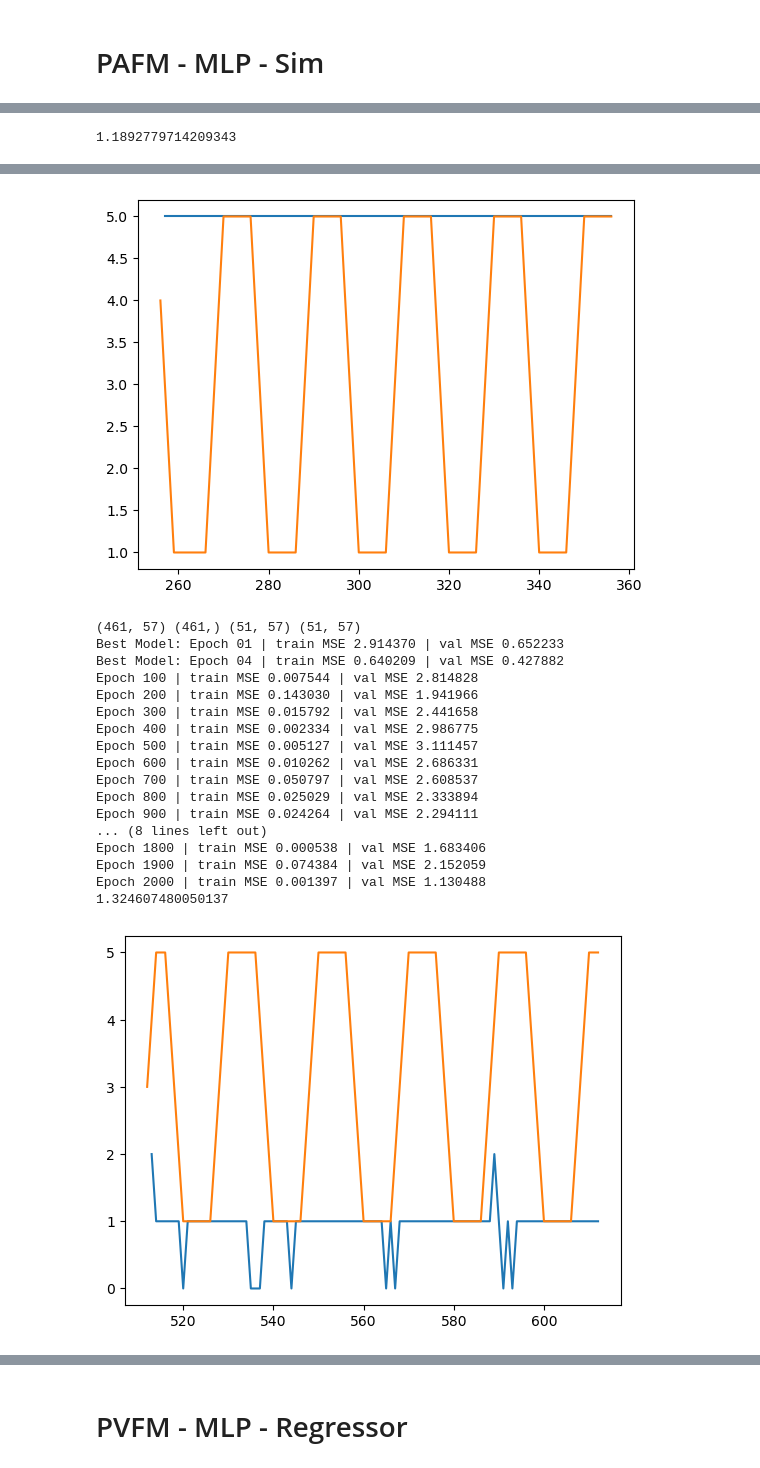
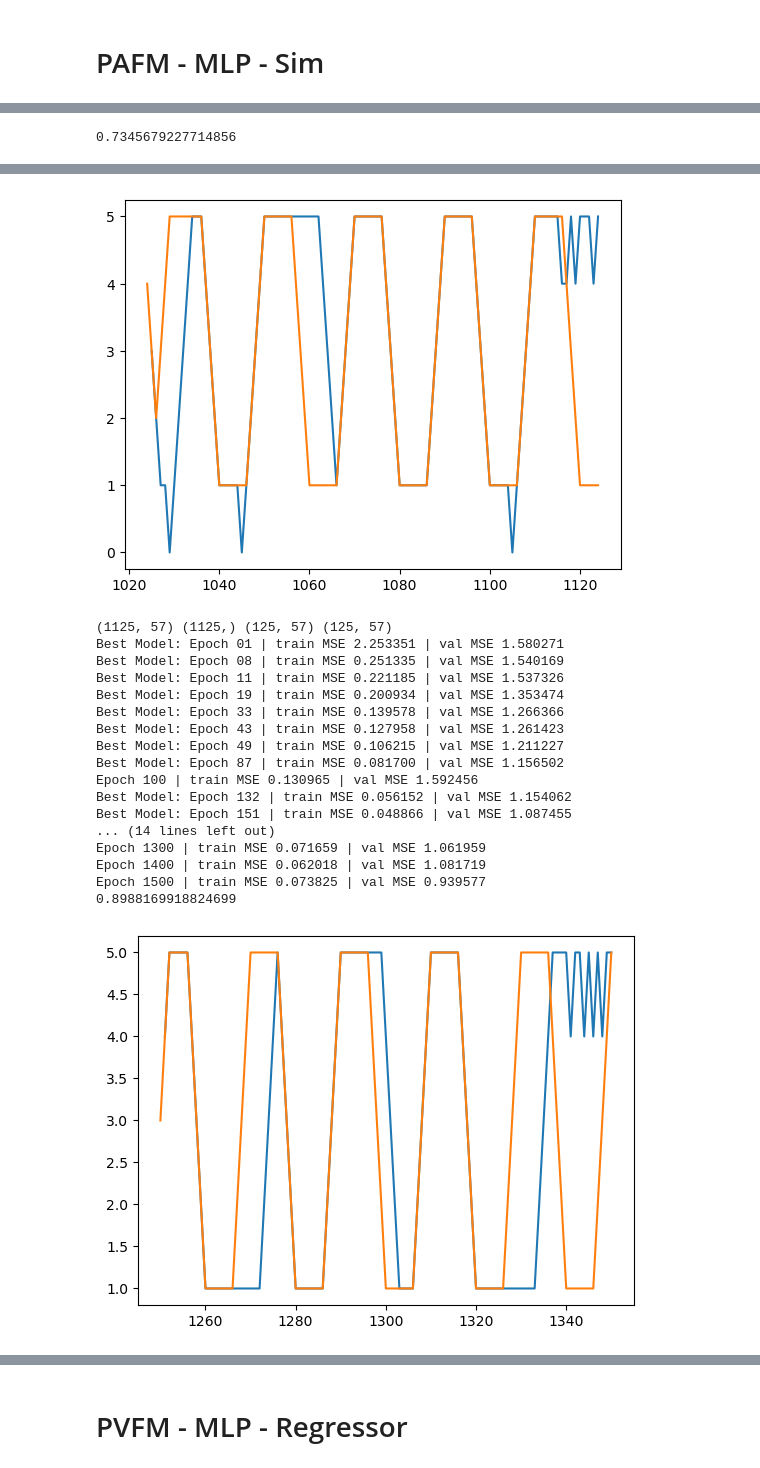
Before and after one commit to neurodata/ProspectiveForaging, a Jupyter notebook: notebooks/PAFM_NN_class.ipynb, the cells around one changed output, grey strips where cells are left out. Drawn from its saved outputs; the diff is of its cells as text; code cells hidden in the pictures.

```diff
--- a/notebooks/PAFM_NN_class.ipynb
+++ b/notebooks/PAFM_NN_class.ipynb
@@ -592,9 +591,10 @@ for rep in range(10):
 # %%
 t_prime = 6
 batch_size_train = 32
-Ts = [2**i for i in np.arange(7,10)]+[750]+[1024,1250,1500,2048,4096]
-# Ts = [1500]
-for rep in range(10):
+# Ts = [2**i for i in np.arange(7,10)]+[750]+[1024,1250,1500,2048,4096]
+# Ts = [1024,1500]
+Ts = [750,1024,1250,1500]
+for rep in range(1):
     FUTURE_STATE = []
     actions, states, irewards, times = simulate_data_raw(rewards_in_period = rewards_in_period,
                                                         session_duration = 500000,
@@ -603,6 +603,7 @@ for rep in range(10):
     state_posencode_oh = position_encoder(states[:,0], type="onehot")
     new_state_oh = np.hstack([state_posencode_oh,states[:,1:]])
     for T in Ts:
+        # T_val = 1## Ignore Validating
         T_val = int(0.1*T)
         T_initial = T - T_val
 
@@ -621,7 +622,7 @@ for rep in range(10):
         val_loader   = DataLoader(val_ds,  batch_size=batch_size_val, shuffle=False, drop_last=False)
 
         model = MLPRegressor(input_dim=X_train.shape[1], hidden=(128,128), p_dropout=0.1, use_sigmoid=False)
-        model = train_regressor(model, train_loader, val_loader, epochs=2000, lr=1e-2,weight_decay = 1e-4)
+        model = train_regressor(model, train_loader, val_loader, epochs=1500, lr=1e-2,weight_decay = 1e-4)
 
         current_state = np.random.choice([int(i) for i in range(7)],size = 1)
         future_states = [current_state.item()]
@@ -665,8 +666,8 @@ for rep in range(10):
         plt.plot(np.arange(T,T+101),path)
         plt.show()
     FUTURE_STATE_arr = np.vstack(FUTURE_STATE)
-    np.savez(
-        f"../results/PAFM/NN_Yuxin/NN_oh_wo_normy_w_time128_2048_lookahead{t_prime}_reps{rep}.npz",
-        future_states =FUTURE_STATE_arr
-        )
+    # np.savez(
+    #     f"../results/PAFM/NN_Yuxin/NN_oh_wo_normy_woval_dropout0.1_w_time128_4096_lookahead{t_prime}_reps{rep}.npz",
+    #     future_states =FUTURE_STATE_arr
+    #     )
 # %% [output]
@@ -690 +691 @@ Epoch 2000 | train MSE 0.209473 | val MSE 2.942822
-1.1892779714209343
+0.7345679227714856
@@ -709,19 +710,19 @@ Epoch 2000 | train MSE 0.003302 | val MSE 5.934381
-[figure, old version]
+[figure, new version]
-(461, 57) (461,) (51, 57) (51, 57)
-Best Model: Epoch 01 | train MSE 2.914370 | val MSE 0.652233
-Best Model: Epoch 04 | train MSE 0.640209 | val MSE 0.427882
-Epoch 100 | train MSE 0.007544 | val MSE 2.814828
-Epoch 200 | train MSE 0.143030 | val MSE 1.941966
-Epoch 300 | train MSE 0.015792 | val MSE 2.441658
-Epoch 400 | train MSE 0.002334 | val MSE 2.986775
-Epoch 500 | train MSE 0.005127 | val MSE 3.111457
-Epoch 600 | train MSE 0.010262 | val MSE 2.686331
-Epoch 700 | train MSE 0.050797 | val MSE 2.608537
-Epoch 800 | train MSE 0.025029 | val MSE 2.333894
-Epoch 900 | train MSE 0.024264 | val MSE 2.294111
-... (8 lines left out)
-Epoch 1800 | train MSE 0.000538 | val MSE 1.683406
-Epoch 1900 | train MSE 0.074384 | val MSE 2.152059
-Epoch 2000 | train MSE 0.001397 | val MSE 1.130488
-1.324607480050137
+(1125, 57) (1125,) (125, 57) (125, 57)
+Best Model: Epoch 01 | train MSE 2.253351 | val MSE 1.580271
+Best Model: Epoch 08 | train MSE 0.251335 | val MSE 1.540169
+Best Model: Epoch 11 | train MSE 0.221185 | val MSE 1.537326
+Best Model: Epoch 19 | train MSE 0.200934 | val MSE 1.353474
+Best Model: Epoch 33 | train MSE 0.139578 | val MSE 1.266366
+Best Model: Epoch 43 | train MSE 0.127958 | val MSE 1.261423
+Best Model: Epoch 49 | train MSE 0.106215 | val MSE 1.211227
+Best Model: Epoch 87 | train MSE 0.081700 | val MSE 1.156502
+Epoch 100 | train MSE 0.130965 | val MSE 1.592456
+Best Model: Epoch 132 | train MSE 0.056152 | val MSE 1.154062
+Best Model: Epoch 151 | train MSE 0.048866 | val MSE 1.087455
+... (14 lines left out)
+Epoch 1300 | train MSE 0.071659 | val MSE 1.061959
+Epoch 1400 | train MSE 0.062018 | val MSE 1.081719
+Epoch 1500 | train MSE 0.073825 | val MSE 0.939577
+0.8988169918824699
-[figure, old version]
+[figure, new version]
```
Also changed, not shown: parts of 5 cells of this notebook, 42 other files.
